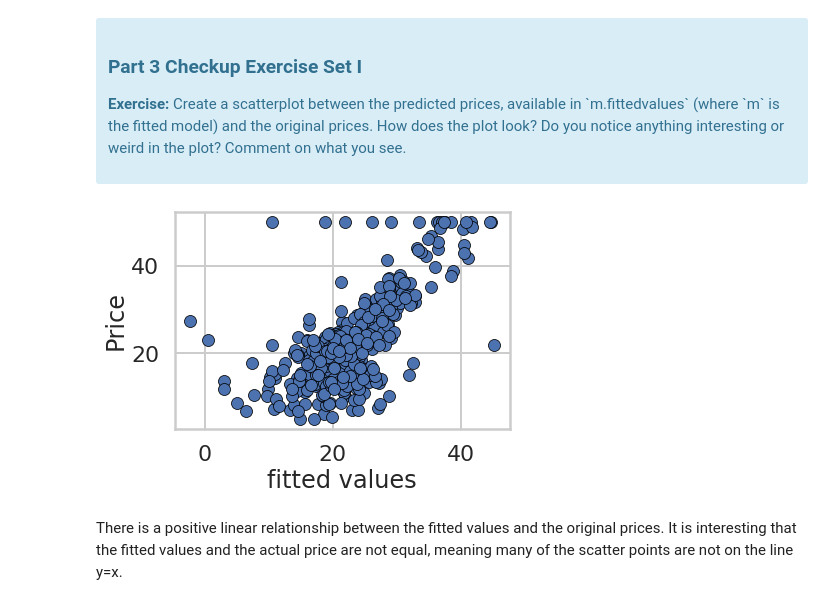
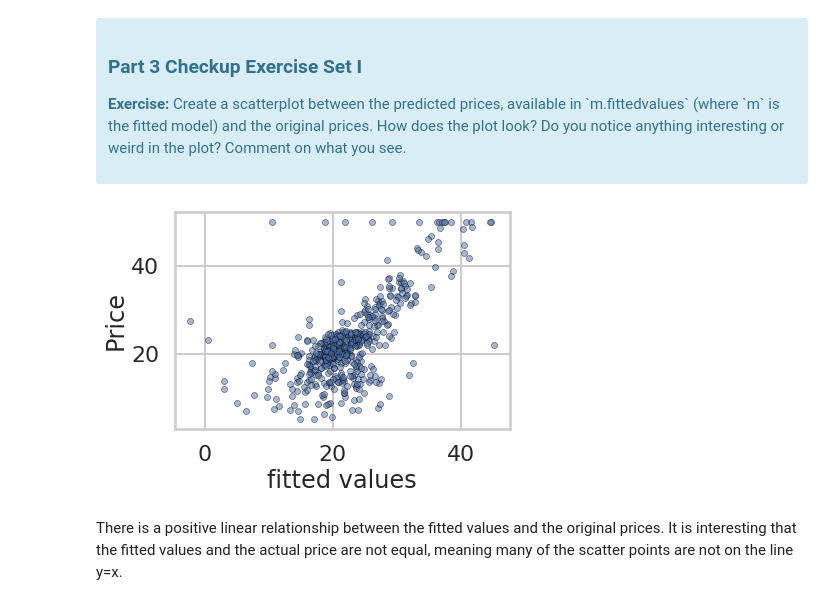
Before and after one commit to AHalarewicz/LinearRegression, a Jupyter notebook: linear_regression/Mini_Project_Linear_Regression.ipynb, the cells around one changed output. Cells and saved outputs as stored; diff of their text form; code cells hidden in the pictures.

```diff
--- a/linear_regression/Mini_Project_Linear_Regression.ipynb
+++ b/linear_regression/Mini_Project_Linear_Regression.ipynb
@@ -522,11 +534,11 @@ Let's see how our model actually fit our data. We can see below that there is a
 </div>
 # %%
 # your turn
-_ = sns.scatterplot(m.fittedvalues, bos.PRICE, edgecolor='k')
+_ = sns.scatterplot(m.fittedvalues, bos.PRICE, edgecolor='k',marker='.', alpha=0.5)
 _ = plt.xlabel('fitted values')
 _ = plt.ylabel('Price')
 # %% [output]
-[figure, old version]
+[figure, new version]
 # %% [markdown]
 There is a positive linear relationship between the fitted values and the original prices. It is interesting that the fitted values and the actual price are not equal, meaning many of the scatter points are not on the line y=x.
 # %% [markdown]
```
Also changed, not shown: parts of 36 cells of this notebook.
